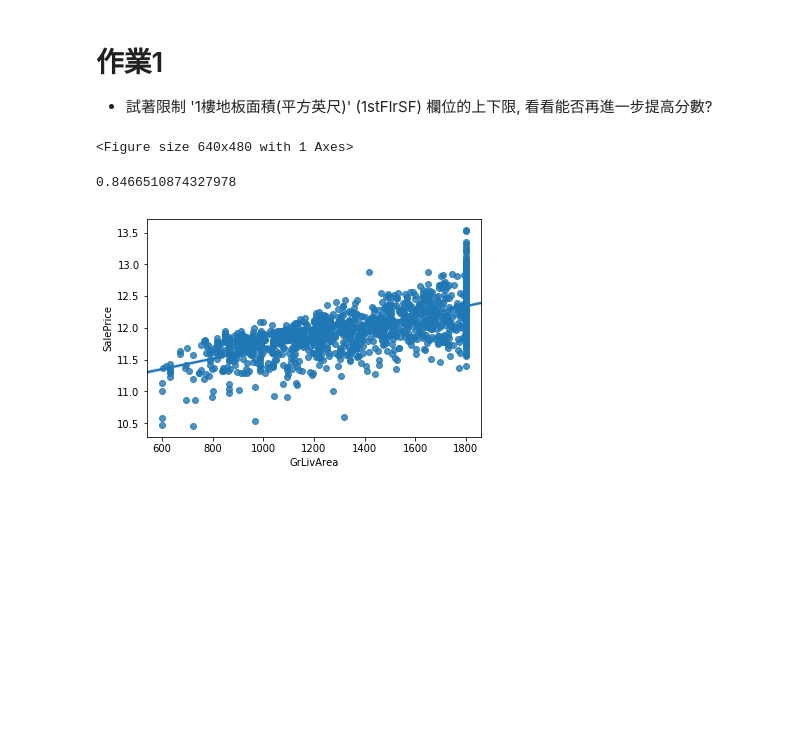
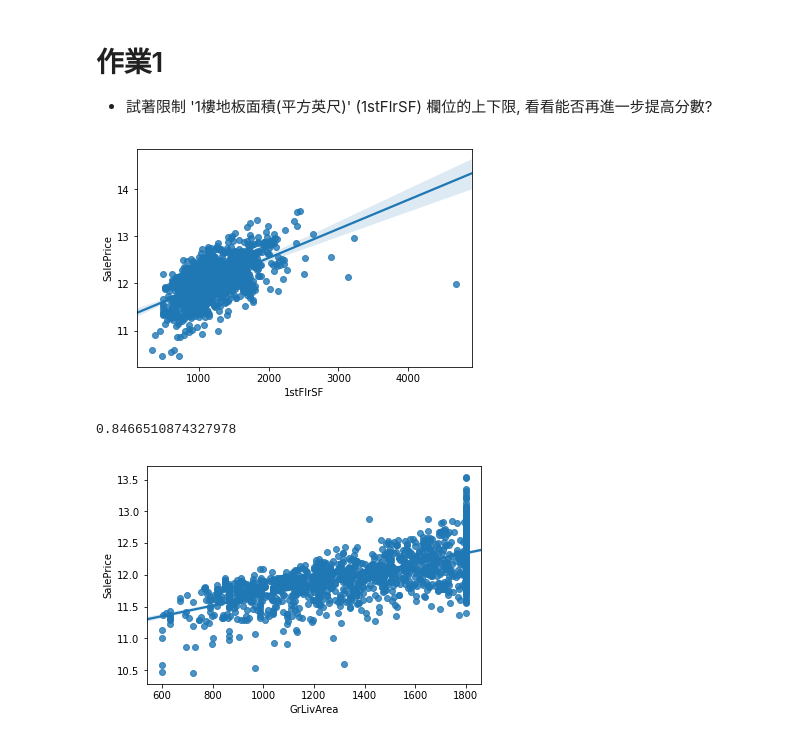
Before and after one commit to FelixYangPersonal/ML100-Days, a Jupyter notebook: Homework/Day_020_HW.ipynb, the cells around one changed output. Drawn from its saved outputs; the diff is of its cells as text; code cells hidden in the pictures; blank space fills up the shorter version.

```diff
--- a/Homework/Day_020_HW.ipynb
+++ b/Homework/Day_020_HW.ipynb
@@ -52,19 +54,18 @@ df.head()
 # %%
 # 顯示 1stFlrSF 與目標值的散佈圖
 import seaborn as sns
 import matplotlib.pyplot as plt
-import warnings
-warnings.filterwarnings("ignore")
-sns.regplot(x = df['1stFlrSF'][:train_num], y=train_Y)
+
+sns.regplot(x=df['1stFlrSF'][:train_num], y=train_Y)
 plt.show()
 
 # 做線性迴歸, 觀察分數
-train_X = MMEncoder.fit_transform(df)
+train_X = MMEncoder.fit_transform(df.astype(float))
 estimator = LinearRegression()
 cross_val_score(estimator, train_X, train_Y, cv=5).mean()
 # %% [output]
+[figure, added]
-<Figure size 640x480 with 1 Axes>
+0.8466510874327978
-0.8466510874327978
 # %%
 # 將 1stFlrSF 限制在你覺得適合的範圍內, 調整離群值
 df['GrLivArea'] = df['GrLivArea'].clip(600, 1800)
```
Also changed, not shown: parts of 4 cells of this notebook.
